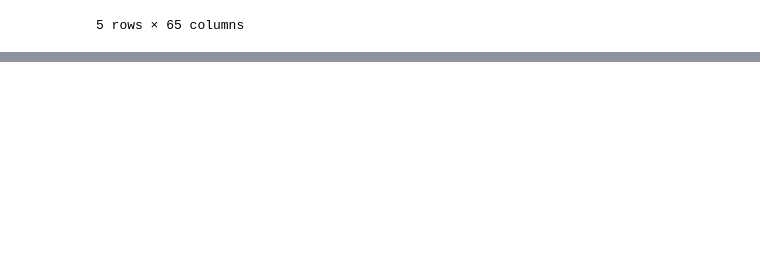
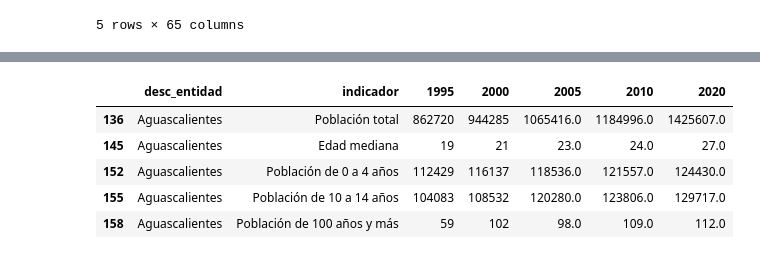
Before and after one commit to Mavedo/inegi, a Jupyter notebook: cleandata.ipynb, the cells around one changed output, grey strips where cells are left out. Saved outputs shown, nothing was run; the diff lists cells and outputs as text; code cells hidden in the pictures; blank space fills up the shorter version.

```diff
--- a/cleandata.ipynb
+++ b/cleandata.ipynb
@@ -93,2 +94,2 @@ set de datos INEGI
 # %%
-pd.read_excel('datasets/estructura_00.xlsx')
+db = pd.read_excel('datasets/estructura_00.xlsx')
@@ -108,0 +150,9 @@ pd.read_excel('datasets/estructura_00.xlsx')
+# %%
+db.head()
+# %% [output]
+|  | desc_entidad | indicador | 1995 | 2000 | 2005 | 2010 | 2020 |
+| 136 | Aguascalientes | Población total | 862720 | 944285 | 1065416.0 | 1184996.0 | 1425607.0 |
+| 145 | Aguascalientes | Edad mediana | 19 | 21 | 23.0 | 24.0 | 27.0 |
+| 152 | Aguascalientes | Población de 0 a 4 años | 112429 | 116137 | 118536.0 | 121557.0 | 124430.0 |
+| 155 | Aguascalientes | Población de 10 a 14 años | 104083 | 108532 | 120280.0 | 123806.0 | 129717.0 |
+| 158 | Aguascalientes | Población de 100 años y más | 59 | 102 | 98.0 | 109.0 | 112.0 |
```
Also changed, not shown: parts of 23 cells of this notebook.
